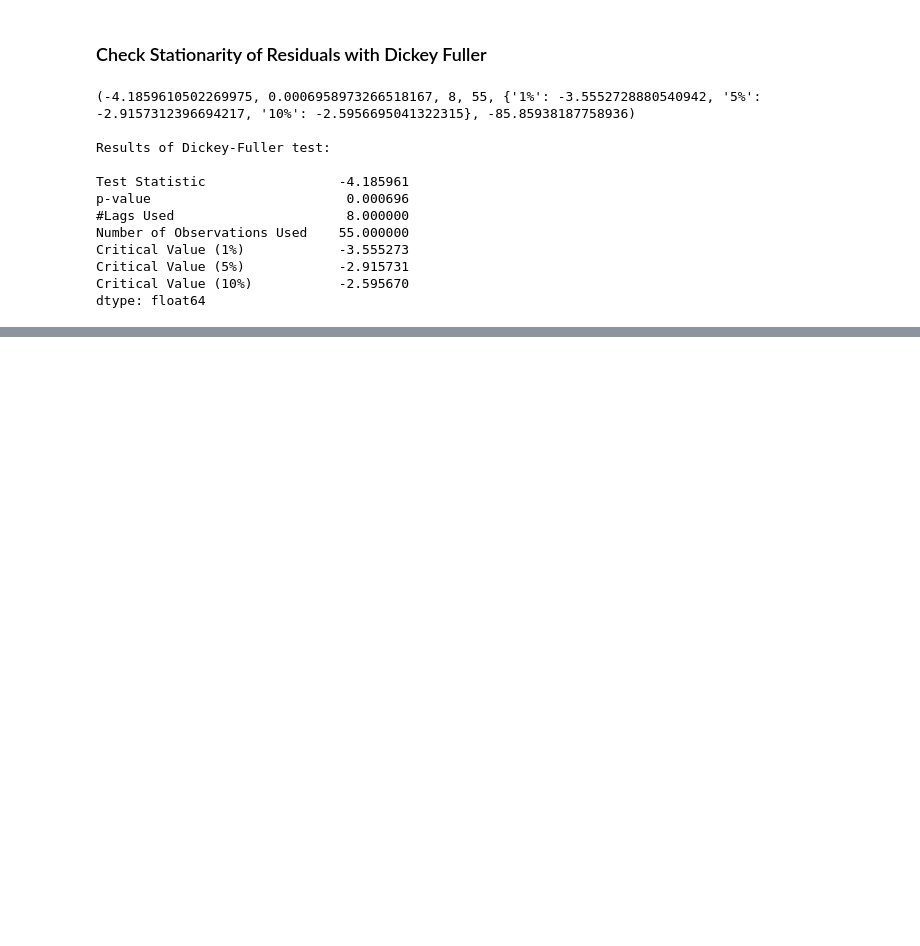
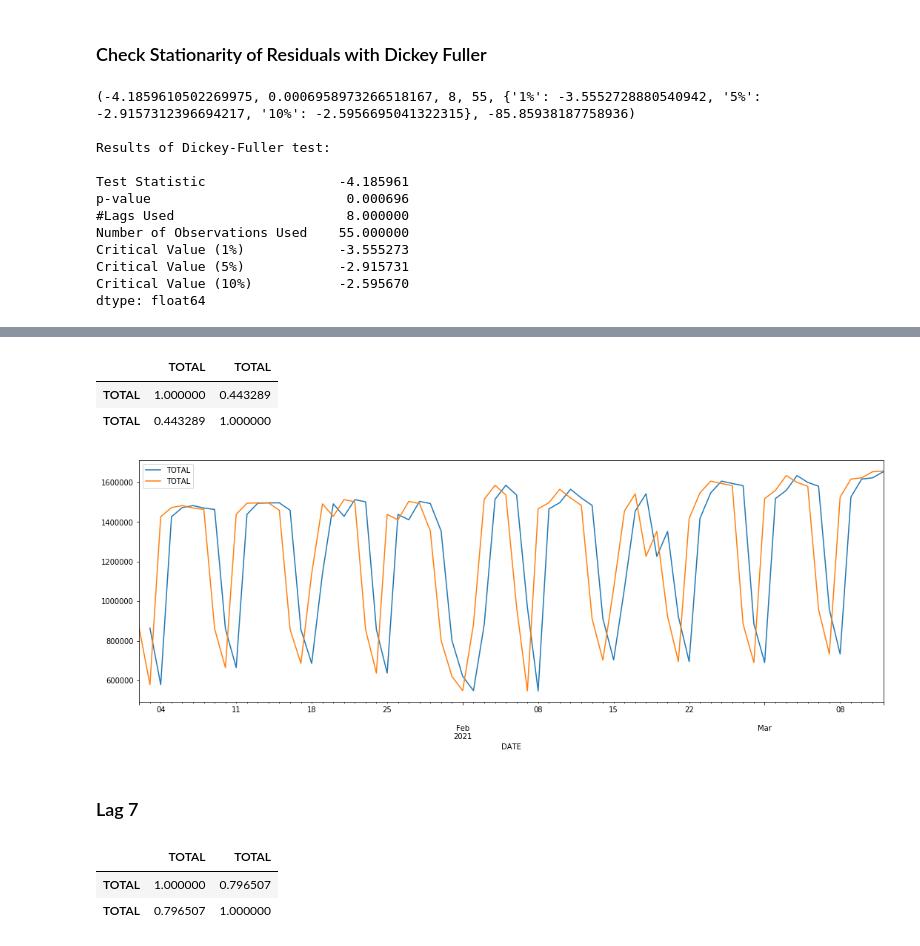
Before and after one commit to justinm0rgan/mta-turnstile-covid, a Jupyter notebook: modeling.ipynb, the cells around one changed output, grey strips where cells are left out. Drawn from its saved outputs; the diff is of its cells as text; code cells hidden in the pictures; blank space fills up the shorter version.

```diff
--- a/modeling.ipynb
+++ b/modeling.ipynb
@@ -311,0 +315,24 @@ dtype: float64
+# %%
+# shift the series forward by 1 lag
+total = df['TOTAL']
+total_shift_1 = total.shift(periods=1)
+lag_1 = pd.concat([total_shift_1, total], axis=1)
+lag_1.corr()
+# %% [output]
+|  | TOTAL | TOTAL |
+| TOTAL | 1.000000 | 0.443289 |
+| TOTAL | 0.443289 | 1.000000 |
+# %%
+lag_1.plot(figsize=(18,6));
+# %% [output]
+[figure, added]
+# %% [markdown]
+### Lag 7
+# %%
+total_shift_7 = total.shift(periods=7)
+lag_7 = pd.concat([total_shift_7, total], axis=1)
+lag_7.corr()
+# %% [output]
+|  | TOTAL | TOTAL |
+| TOTAL | 1.000000 | 0.796507 |
+| TOTAL | 0.796507 | 1.000000 |
```
Also changed, not shown: parts of 14 cells of this notebook.
